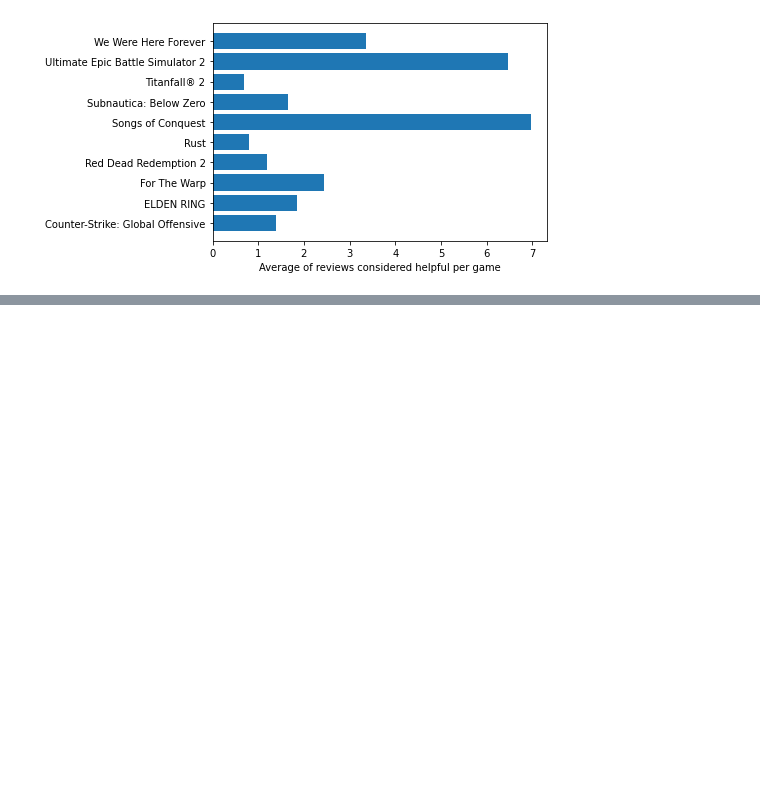
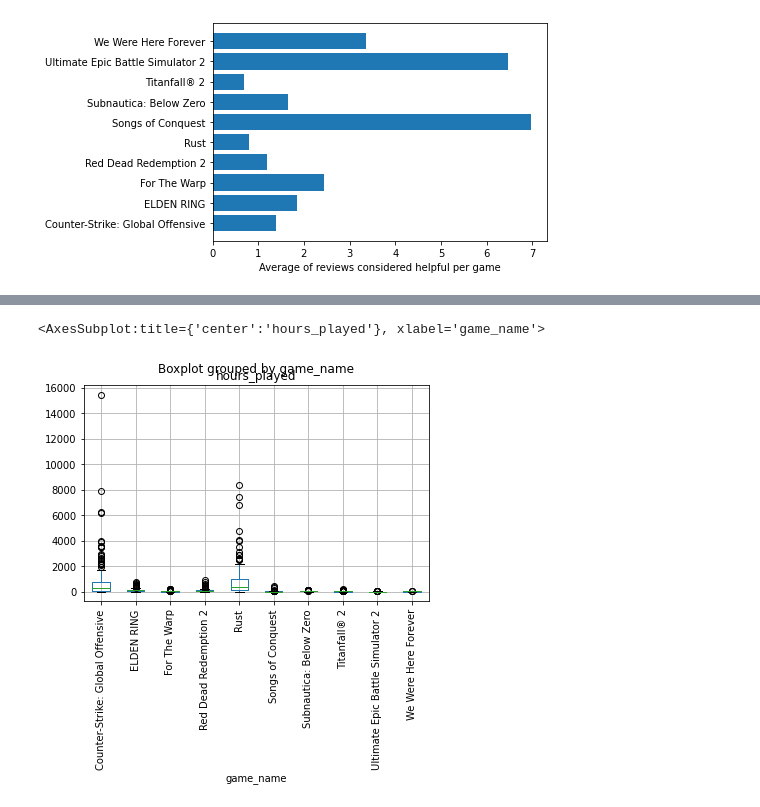
Before and after one commit to gremay/SMT_SteamAnalysis, a Jupyter notebook: sentiment_analysis.ipynb, the cells around one changed output, grey strips where cells are left out. Saved outputs shown, nothing was run; the diff lists cells and outputs as text; code cells hidden in the pictures; blank space fills up the shorter version.

```diff
--- a/sentiment_analysis.ipynb
+++ b/sentiment_analysis.ipynb
@@ -427,0 +433,5 @@ plt.xlabel("average rating");
+# %%
+reviews.boxplot(column="hours_played", by="game_name", rot=90)
+# %% [output]
+<AxesSubplot:title={'center':'hours_played'}, xlabel='game_name'>
+[figure, added]
```
Also changed, not shown: parts of 9 cells of this notebook.
